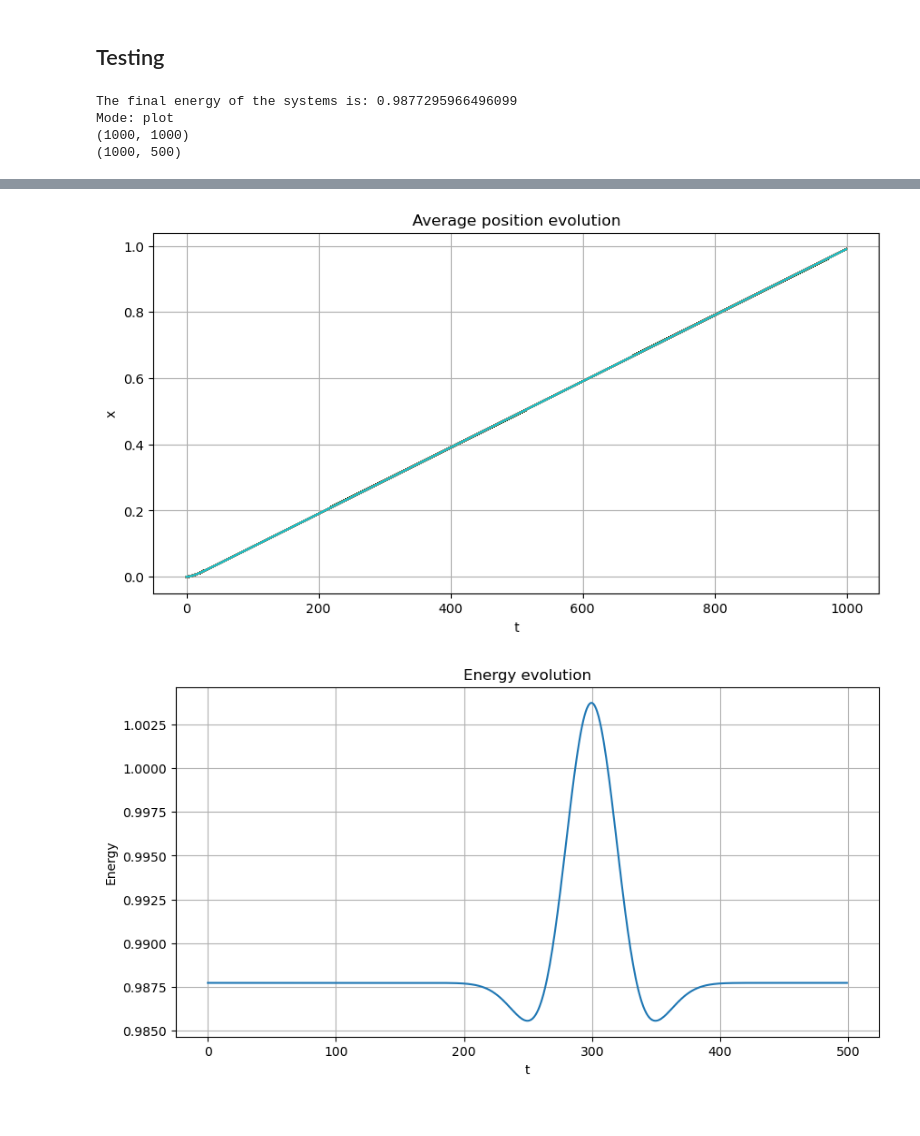
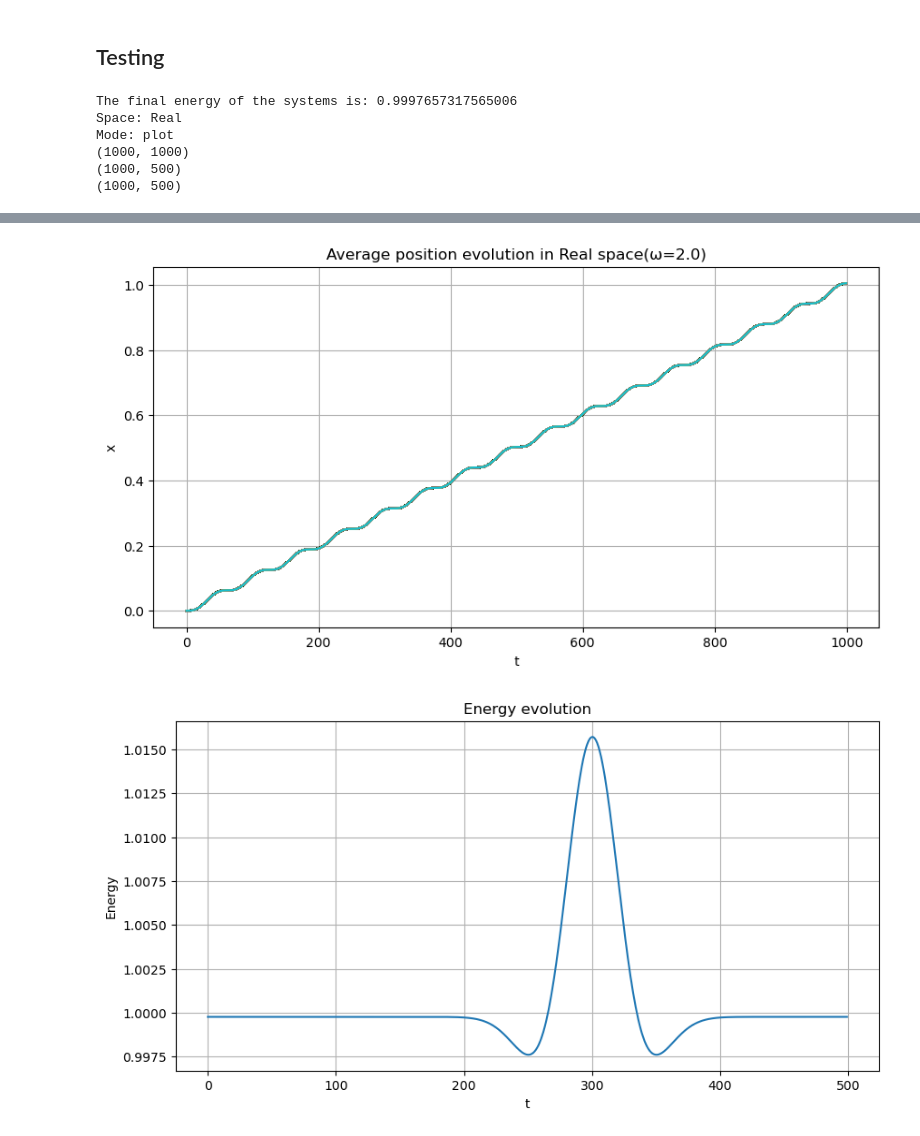
Before and after one commit to pietromalagoli/QIC, a Jupyter notebook: hw/hw5/hw5_MALAGOLI.ipynb, the cells around one changed output, grey strips where cells are left out. Saved outputs shown, nothing was run; the diff lists cells and outputs as text; code cells hidden in the pictures.

```diff
--- a/hw/hw5/hw5_MALAGOLI.ipynb
+++ b/hw/hw5/hw5_MALAGOLI.ipynb
@@ -270,8 +272,9 @@ xmax = 5.0
 Nx = 500
 tsim = 50
 Nt = 1000
-im_time = True
+im_time = False
 omega = 2.0
+
 
 # Initialize the Param object
 par = Param(xmax, Nx, tsim, Nt, omega, im_time)
@@ -284,21 +287,26 @@ res = Nx
 voffset = 0.0
 wfcoffset = 0.0
 n = 0
-q0_func = lambda t: t / tsim
+#q0_func = lambda t: t / tsim
 
 # Initialize the Operators object
 opr = Operators(res, par, voffset, wfcoffset, q0_func, n)
 print(f"The final energy of the systems is: {opr.compute_energy(par)[-1]}")
 
 # Run the simulation and get the results
+space_str = 'Imaginary' if par.im_time else 'Real'
+print('Space:', space_str)
 density, potential, avg_position = time_evolution(par, opr, mode='plot')
 print(density.shape)
 print(avg_position.shape)
+print(potential.shape)
 # %% [output]
-The final energy of the systems is: 0.9877295966496099
+The final energy of the systems is: 0.9997657317565006
+Space: Real
 Mode: plot
 (1000, 1000)
 (1000, 500)
+(1000, 500)
 # %%
 # plot density
 plt.figure(figsize=(10, 5))
@@ -310,33 +318,33 @@ plt.ylabel('t')
 plt.show()
 
 # plot potential
 plt.figure(figsize=(10, 5))
 plt.imshow(potential, aspect='auto', extent=[-xmax, xmax, 0, tsim], cmap='hot')
 plt.colorbar(label='Potential')
 plt.title('Potential evolution')
 plt.xlabel('x')
 plt.ylabel('t')
 plt.show()
 
 # plot average position
 plt.figure(figsize=(10, 5))
 plt.plot(avg_position)
-plt.title('Average position evolution')
+plt.title(f'Average position evolution in {space_str} space(ω={par.omega})')
 plt.xlabel('t')
 plt.ylabel('x')
 plt.grid()
 plt.show()
 
 # plot energy
 plt.figure(figsize=(10, 5))
 plt.plot(opr.compute_energy(par))
 plt.title('Energy evolution')
 plt.xlabel('t')
 plt.ylabel('Energy')
 plt.grid()
 plt.show()
 # %% [output]
 [figure]
 [figure]
-[figure, old version]
+[figure, new version]
-[figure, old version]
+[figure, new version]
```
Also changed, not shown: parts of 4 cells of this notebook, 2 other files.
